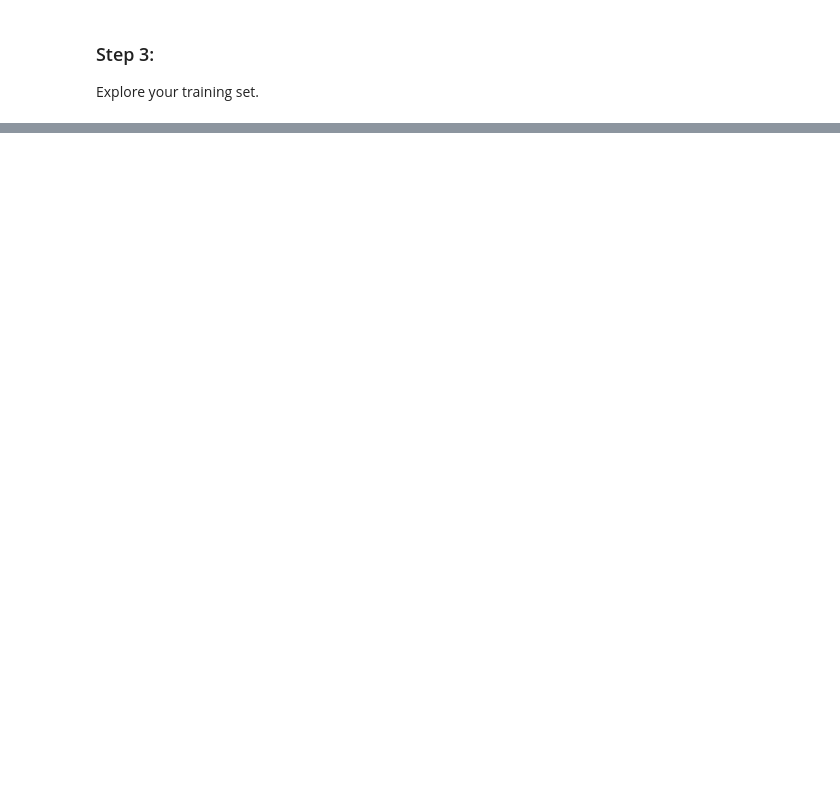
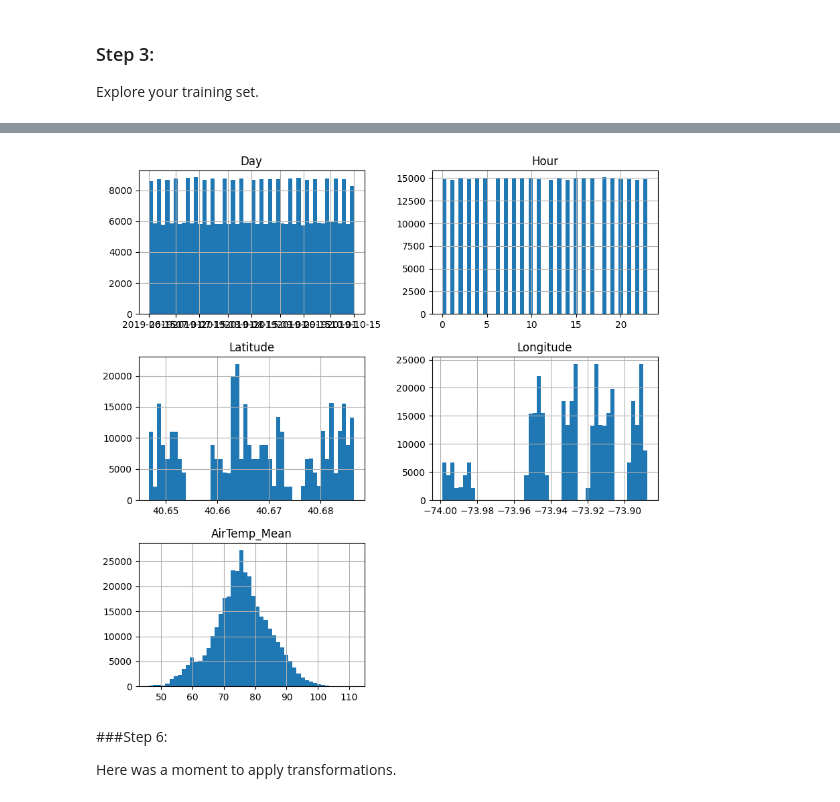
Before and after one commit to alliarnold/data71200su24, a Jupyter notebook: projectfiles/Project1.ipynb, the cells around one changed output, grey strips where cells are left out. Cells and saved outputs as stored; diff of their text form; code cells hidden in the pictures; blank space fills up the shorter version.

```diff
--- a/projectfiles/Project1.ipynb
+++ b/projectfiles/Project1.ipynb
@@ -230,0 +284,11 @@ ValueError: Expected a 2-dimensional container but got <class 'pandas.core.serie
+# %%
+%matplotlib inline
+import matplotlib.pyplot as plt
+X_train_new.hist(bins=50, figsize=(10,10))
+plt.show()
+# %% [output]
+[figure, added]
+# %% [markdown]
+###Step 6:
+
+Here was a moment to apply transformations.
```
Also changed, not shown: parts of 20 cells of this notebook.
